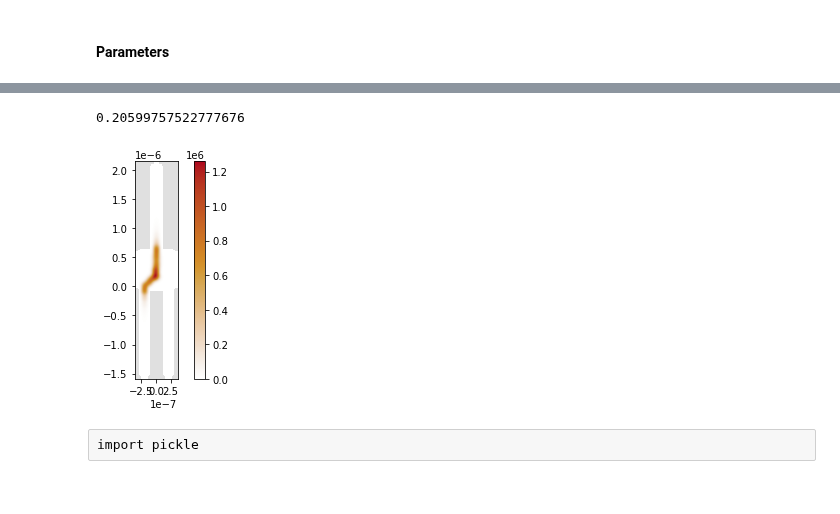
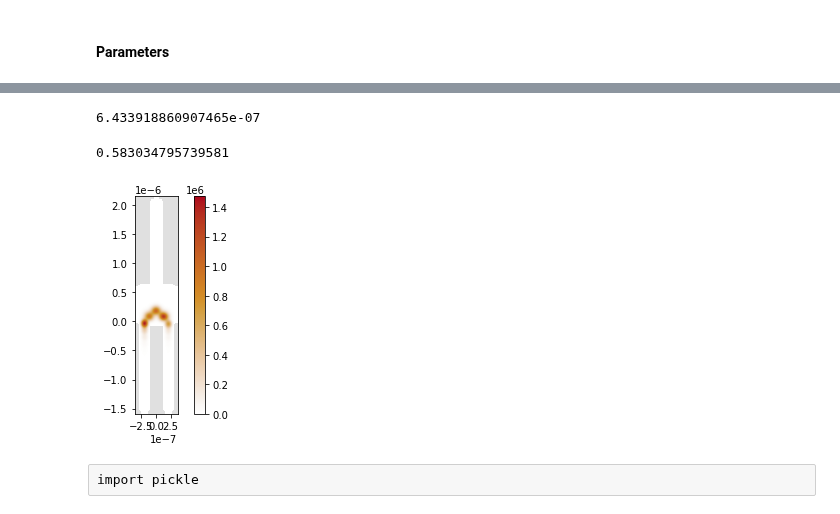
Before and after one commit to Satin21/Trijunction, a Jupyter notebook: analysis/Y.ipynb, the cells around one changed output, grey strips where cells are left out. Saved outputs shown, nothing was run; the diff lists cells and outputs as text; code cells hidden in the pictures.

```diff
--- a/analysis/Y.ipynb
+++ b/analysis/Y.ipynb
@@ -975,0 +139,4 @@ kwant_sites = np.array(list(site.pos for site in trijunction.sites))
+# %%
+initial_condition = [ -0.0014, -0.0014, -0.0037, 3e-3]
+# %%
+optimal_voltages = optimize.optimize_gate('left-right', initial_condition, optimal_phis = optimal_phis)
@@ -975,0 +161,15 @@ kwant_sites = np.array(list(site.pos for site in trijunction.sites))
+# %%
+x = optimal_voltages
+
+voltages = {}
+
+voltages['left_1'] = x[0]
+voltages['left_2'] = voltages['left_1']
+voltages['right_1'] = x[1]
+voltages['right_2'] = voltages['right_1']
+voltages['top_1'] = x[2]
+voltages['top_2'] = voltages['top_1']
+voltages['global_accumul'] = x[3]
+
+for i in range(6):
+    voltages["dirichlet_" + str(i)] = 0.0
@@ -991,15 +222,15 @@ plt.colorbar(cax);
 # %%
 summed_ham = sum(
 [
-        linear_ham[key] * voltages[key]
-        for key, value in linear_ham.items()
+        optimize.linear_ham[key] * voltages[key]
+        for key, value in optimize.linear_ham.items()
     ]
 )
 
-tight_binding_hamiltonian = base_hamiltonian + summed_ham
+tight_binding_hamiltonian = optimize.base_hamiltonian + summed_ham
 
 
-eigval, eigvec = sl.sort_eigen(sparse.linalg.eigsh(tight_binding_hamiltonian.tocsc(),
+eigval, eigvec = sort_eigen(sla.eigsh(tight_binding_hamiltonian.tocsc(),
                                                    k=6, sigma = 0))
 
 lowest_e_indices = np.argsort(np.abs(eigval))[: 6]
@@ -1007,7 +238,7 @@ lowest_e_energies = eigval[lowest_e_indices]
 coupled_states = eigvec.T[:, lowest_e_indices].T
 
 # Overlap matrix
-decoupled_states = mlwf
+decoupled_states = optimize.mlwf
 S = coupled_states @ decoupled_states.T.conj()
 
 # Unitary matrix using SVD
@@ -1019,4 +250,4 @@ coupled_ham = S_prime.T.conj() @ np.diag(lowest_e_energies) @ S_prime
 
 print(np.abs((coupled_ham[2:5, 2:5])[0,2])/params['Delta'])
 # %% [output]
-0.20599757522777676
+6.433918860907465e-07
@@ -1023,7 +265,11 @@ print(np.abs((coupled_ham[2:5, 2:5])[0,2])/params['Delta'])
+# %%
+print(np.abs((coupled_ham[2:5, 2:5])[0 , 1]) / topo_gap)
+# %% [output]
+0.583034795739581
 # %%
-kwant.plotter.density(trijunction, density(coupled_states[-1]));
+kwant.plotter.density(optimize.trijunction, optimize.densityoperator(coupled_states[-1]));
 # %% [output]
-[figure, old version]
+[figure, new version]
 # %% [raw]
 import pickle
 # %%
```
Also changed, not shown: parts of 113 cells of this notebook, 11 other files.
